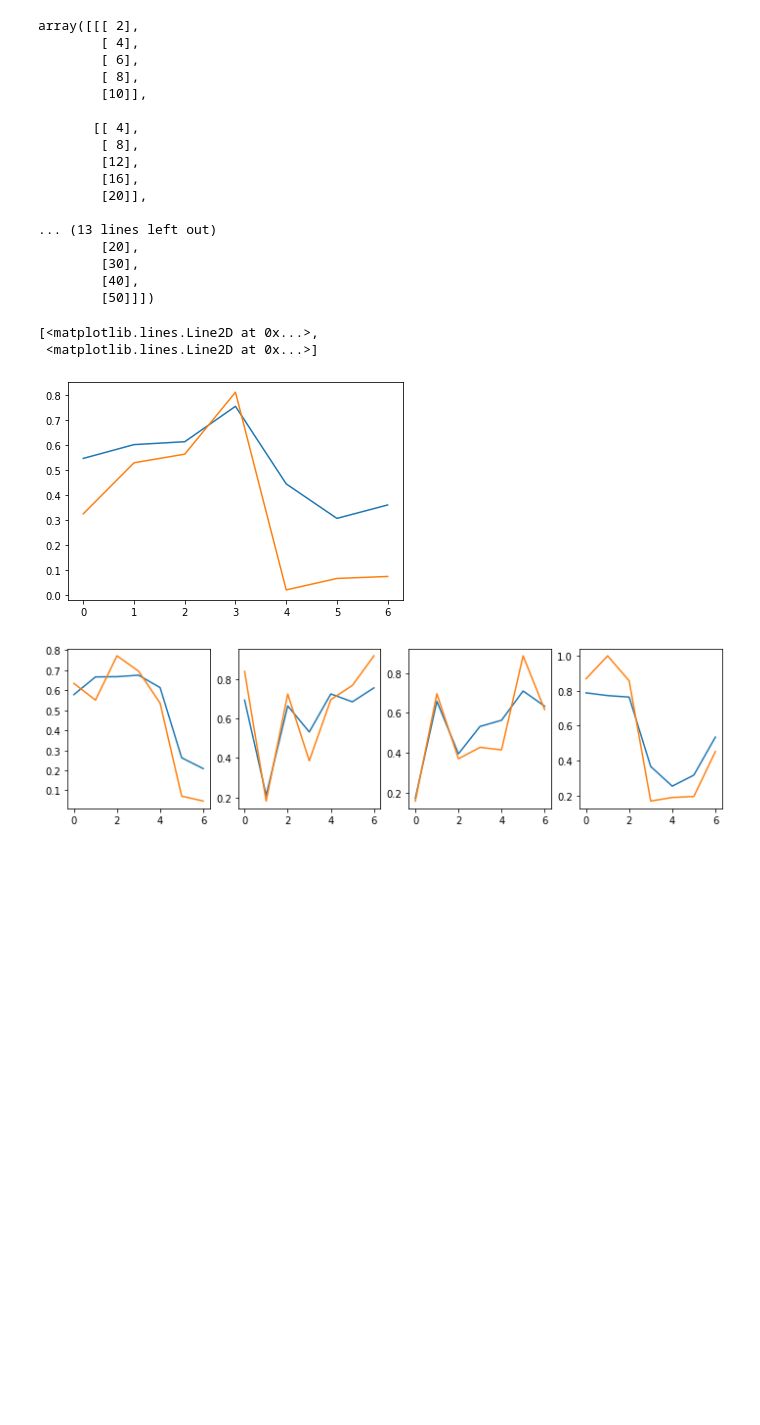
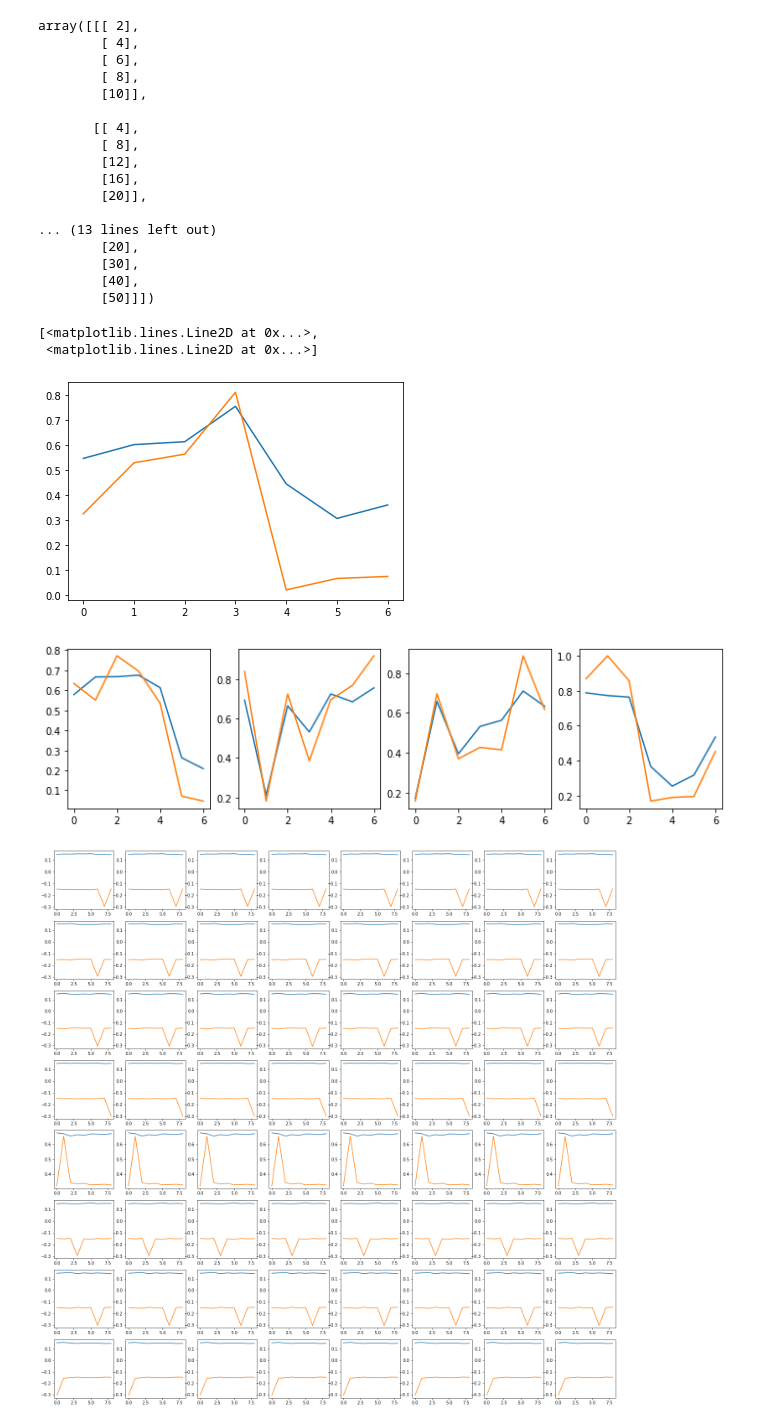
Before and after one commit to kbpositive/machine-learning, a Jupyter notebook: RubiksCube/cube.ipynb, the cells around one changed output. Saved outputs shown, nothing was run; the diff lists cells and outputs as text; code cells hidden in the pictures; blank space fills up the shorter version.

```diff
--- a/RubiksCube/cube.ipynb
+++ b/RubiksCube/cube.ipynb
@@ -203,3 +203,64 @@ for index,item in enumerate(axs):
     item.plot(np.array([pred[index].detach().numpy(),target_distributions[index].numpy()]).T)
 # %% [output]
 [figure]
+# %%
+board = 64
+king = 9
+
+states = torch.eye(board)
+rewards = torch.zeros(64,1)
+rewards[4][0] = 1.0
+
+weights = torch.rand(board,king).requires_grad_()
+optimizer = torch.optim.SGD([weights], lr=0.1)
+
+def valid_move(x, h):
+        return (
+            x + h[0] + h[1]*8
+            if (((x + h[0] + h[1]*8) >= 0) and (0 <= ((x + h[0] + h[1]*8)%8) < 8) and (0 <= ((x + h[0] + h[1]*8)//8) < 8))
+            else x
+        )
+
+def samples(states):
+    moves = torch.tensor([
+        [1,1],[1,0],[1,-1],
+        [0,1],[0,0],[0,-1],
+        [-1,1],[-1,0],[-1,-1]]).float()
+
+    policies = torch.sigmoid(states @ weights)
+    choices = torch.tensor([p.multinomial(num_samples=1) for p in policies]).long()
+    valid = torch.tensor([valid_move(n,choice) for n,choice in enumerate(moves[choices])]).long()
+
+    advantage = 0.0
+    for i in range(0,-1,-1):
+        advantage = (advantage + rewards - policies) * (0.95**i)
+
+    output = (advantage*torch.eye(len(moves))[choices]) - policies + rewards #torch.tensor([[rewards[valid_move(n,m).long()][0] for m in moves] for n in range(64)]).float()
+    # + torch.array(
+    #            [board.reward(board.valid_move(state, action)) for action in moves]
+    #        ) - (self.policy(state))
+    return output
+
+# training loop
+for _ in range(500):
+    optimizer.zero_grad()
+
+    # get samples/targets
+    targets = samples(states)
+
+    # feed forward
+    pred = torch.sigmoid(states @ weights)
+
+    # backprop
+    loss = pred - targets * torch.log(pred)
+    loss.backward(gradient=torch.ones(board,king))
+    optimizer.step()
+
+fig, axs = plt.subplots(8,8, figsize=(3*8, 3*8))
+count = 0
+for index in range(8):
+    for index2 in range(8):
+        axs[index][index2].plot(np.array([pred[count].detach().numpy(),targets[count].detach().numpy()]).T)
+        count += 1
+# %% [output]
+[figure, added]
```
